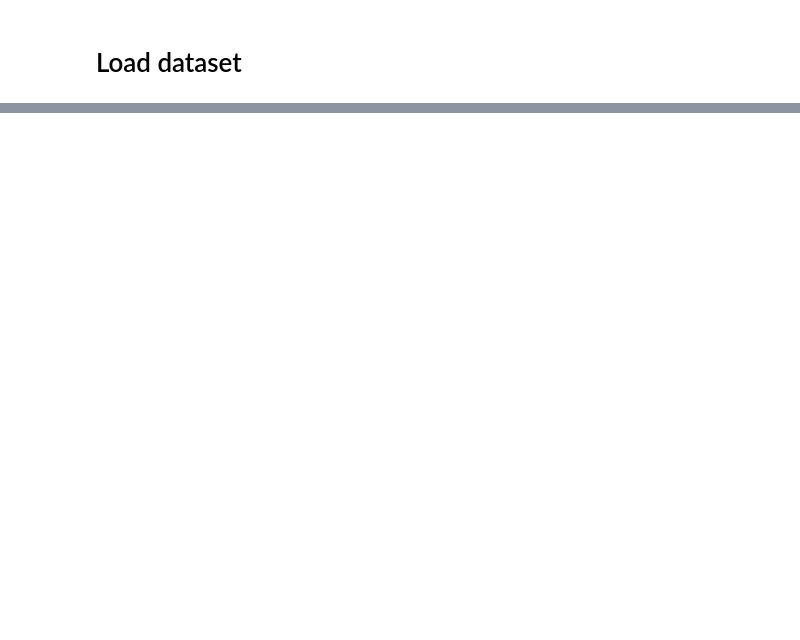
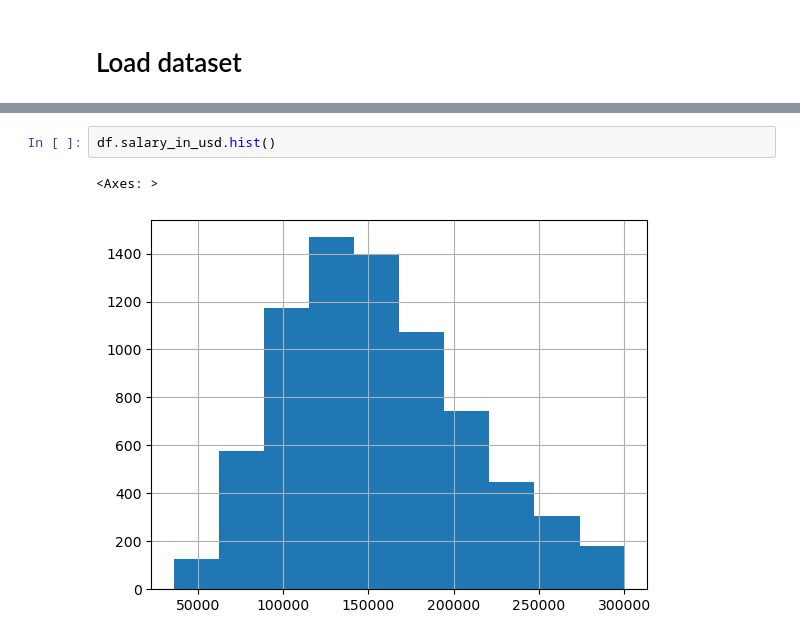
Before and after one commit to fjzs/causal_discovery, a Jupyter notebook: fz.ipynb, the cells around one changed output, grey strips where cells are left out. Drawn from its saved outputs; the diff is of its cells as text; blank space fills up the shorter version.

```diff
--- a/fz.ipynb
+++ b/fz.ipynb
@@ -62,0 +93,5 @@ Name: job_title, dtype: int64
+# %%
+df.salary_in_usd.hist()
+# %% [output]
+<Axes: >
+[figure, added]
```
Also changed, not shown: parts of 39 cells of this notebook, 1 other file.
